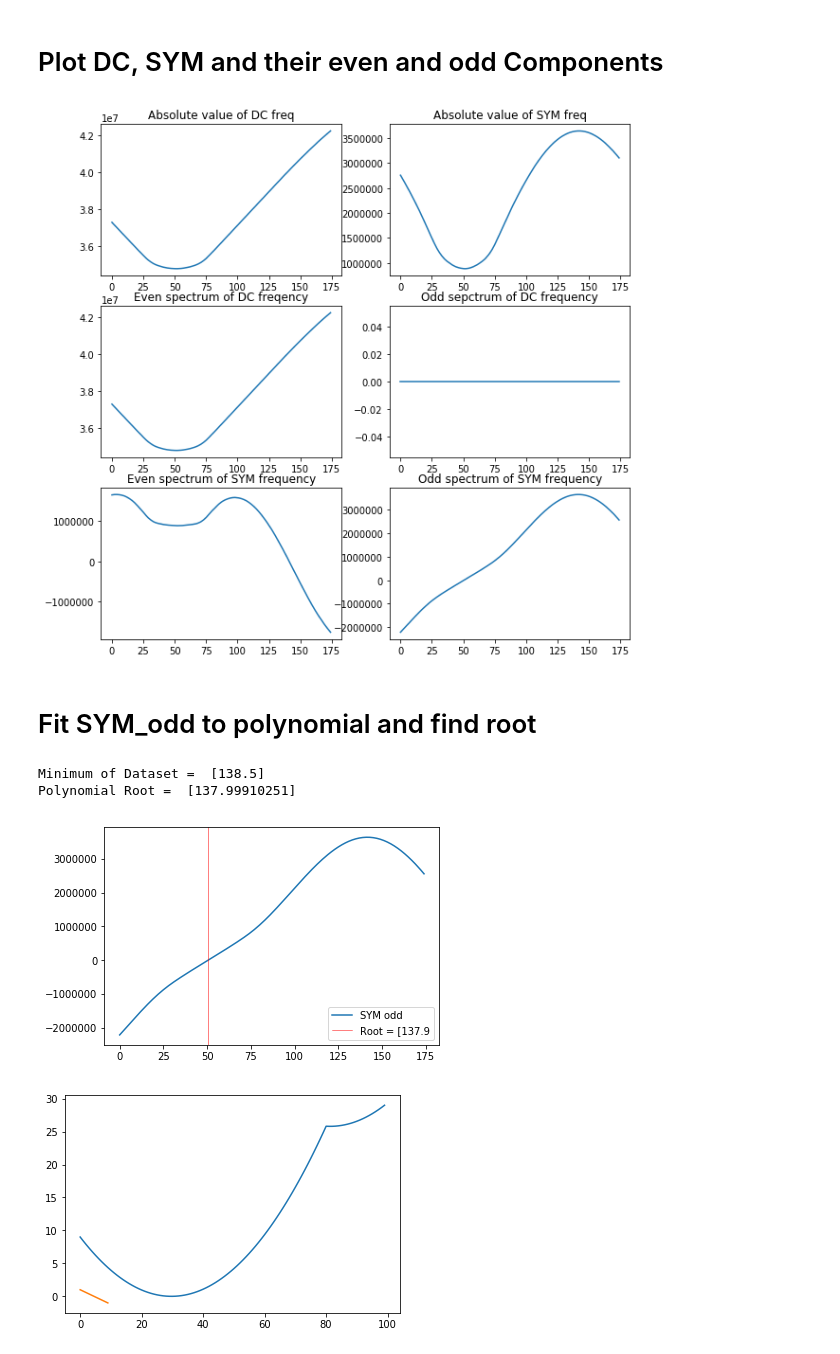
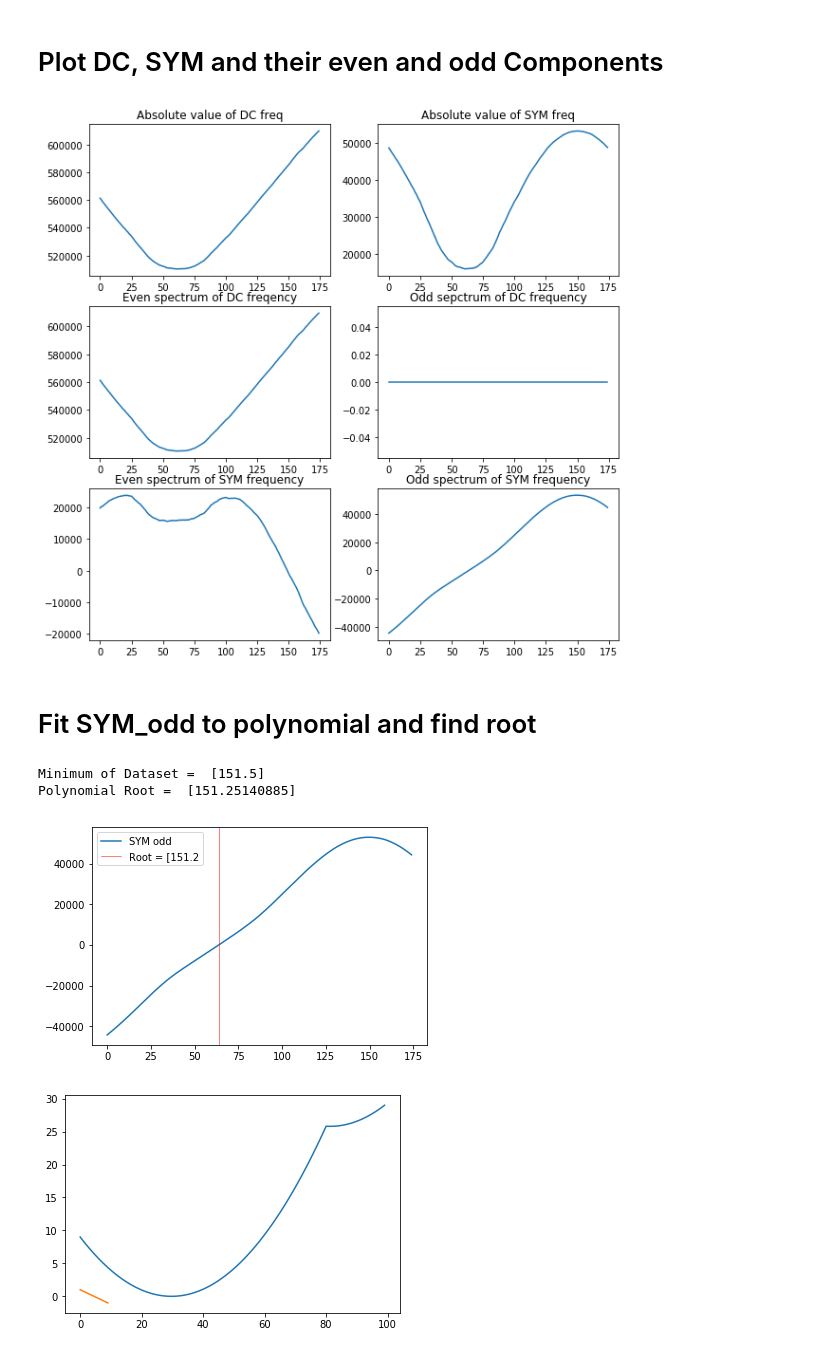
Before and after one commit to everettvacek/rotationCenter, a Jupyter notebook: Scan_crop_pad.ipynb, the cells around one changed output. Cells and saved outputs as stored; diff of their text form; code cells hidden in the pictures.

```diff
--- a/Scan_crop_pad.ipynb
+++ b/Scan_crop_pad.ipynb
@@ -14,6 +16,6 @@ import h5py
 # %%
 #h_sino = h5py.File('./sinograms/tomo_00001/tomo_00001.h5', 'r')
-h_sino = h5py.File('./sinograms/tomo_00064_to_00067/tomo_00067.h5', 'r')
+h_sino = h5py.File('./sinograms/tomo_00064_to_00067/tomo_00066.h5', 'r')
 
 def print_attrs(name, obj):
     print(name)
@@ -54,13 +56,16 @@ b'theta:y:x'  =  (450, 650, 350)
 # for single sinogram, exposure is 1:1 noise to signal
 # for summed sinograms exposure is 1:Y noise to signal where y is the dimension of y axis
 #exposure = None
-exposure = 1*data.shape[1]
+exposure = None#*data.shape[1]
+
+## Preform stripe removal
+#sinogram = remove_stripe_fw(data)
 
 ## Choose to sum along Y axis or to select a slice
-added = np.sum(data ,axis = 1)            #sum along Y axis
-sinogram = np.transpose(added)
+#added = np.sum(data ,axis = 1)            #sum along Y axis
+#sinogram = np.transpose(added)
 sinogram_slice, sinogram_slice_snr = add_noise(np.transpose(data[:,100,:]), exposure)
-#sinogram = np.transpose(data[:,650//2,:])  #select a slice
+sinogram = np.transpose(data[:,175,:])  #select a slice
 
 ## Add noise
 sinogram_n, sinogram_noise_snr = add_noise(sinogram, exposure)
@@ -107,10 +186,10 @@ print(sinogram_noise_snr)
 # Shift the Detector
 # %%
 ## Define scan area and range
-scan_area = int(sinogram.shape[0]/2)
+scan_area = 250#int(sinogram.shape[0]/5)
 shifting_range = sinogram.shape[0]-scan_area
 
 ## Add noise
 sinogram_noise = add_noise(sinogram, exposure)[0]
 ## Shift scan_area through sinogram and extract the DC and SYM frequencies for each shift
-DC_all, SYM_all = shift(sinogram_noise, scan_area)
+DC_all, SYM_all = shift(sinogram_noise, scan_area, plot=10, shifting_range = 50)
@@ -119,26 +205,31 @@ DC_all, SYM_all = shift(sinogram_noise, scan_area)
 # %%
 plot_DC_and_SYM(DC_all, SYM_all)
 # %% [output]
-[figure, old version]
+[figure, new version]
 # %% [markdown]
 # Fit SYM_odd to polynomial and find root
 # %%
-root_poly = SYM_odd_root_poly(np.imag(SYM_all), scan_area, 5)
+N = len(np.imag(SYM_all))
+root_poly = SYM_odd_root_poly(np.imag(SYM_all), scan_area, 15)[0]
+#rowsum_poly = SYM_odd_root_poly(rowsum_n[100:250], scan_area, 2)[1]
+#data_min = SYM_odd_data_min(rowsum_poly(np.arange(sinogram.shape[0])), 0)
 data_min = SYM_odd_data_min(np.imag(SYM_all), scan_area)
-N = len(np.imag(SYM_all))
+
 
 print('Minimum of Dataset = ', data_min)
 print('Polynomial Root = ', root_poly)
 
 plt.figure()
 plt.plot(np.imag(SYM_all), label = 'SYM odd')
 plt.axvline(root_poly[0]-scan_area/2, color='r', linewidth = '.5', label = 'Root = ' + str(root_poly)[0:6])
 plt.legend()
 plt.show()
+#plt.plot(rowsum_poly(np.arange(sinogram.shape[0])))
+#plt.show()
 # %% [output]
-Minimum of Dataset =  [138.5]
-Polynomial Root =  [137.99910251]
+Minimum of Dataset =  [151.5]
+Polynomial Root =  [151.25140885]
-[figure, old version]
+[figure, new version]
 # %%
 from scipy import signal
 from skimage import restoration
```
Also changed, not shown: parts of 11 cells of this notebook, 1 other file.
